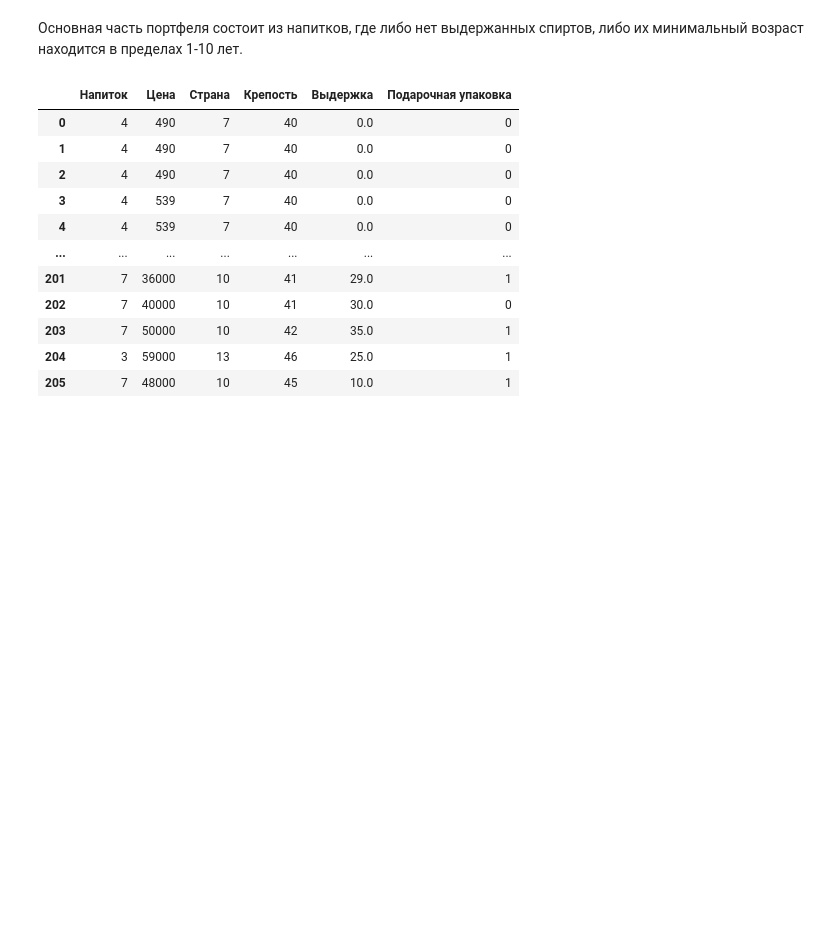
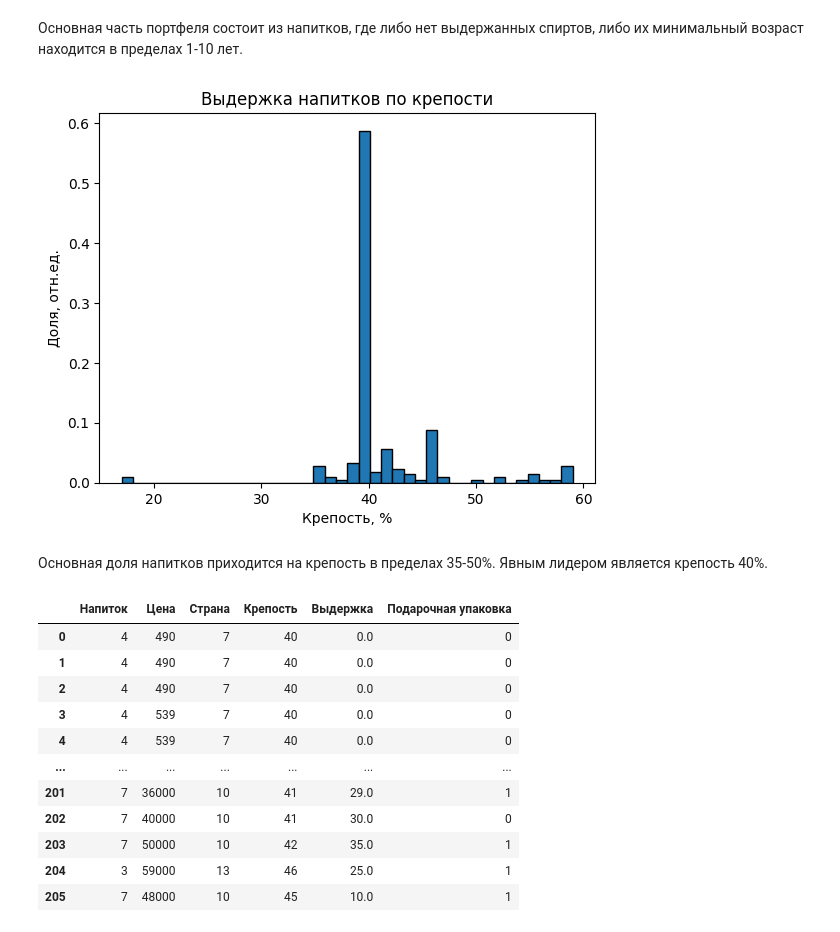
Before and after one commit to avkolchin1995/Spirits-Clustering, a Jupyter notebook: Spirits-Clustering.ipynb, the cells around one changed output. Drawn from its saved outputs; the diff is of its cells as text; code cells hidden in the pictures; blank space fills up the shorter version.

```diff
--- a/Spirits-Clustering.ipynb
+++ b/Spirits-Clustering.ipynb
@@ -129,5 +131,17 @@ plt.show()
 # %% [markdown]
 Основная часть портфеля состоит из напитков, где либо нет выдержанных спиртов, либо их минимальный возраст находится в пределах 1-10 лет.
+# %%
+# Распределение напитков по крепости
+hist, bins = np.histogram(df['Крепость'].to_numpy(), bins=40)
+plt.hist(df['Крепость'].to_numpy(), bins=bins, density=True, edgecolor='black', linewidth=1)
+plt.title('Выдержка напитков по крепости')
+plt.xlabel('Крепость, %')
+plt.ylabel('Доля, отн.ед.')
+plt.show()
+# %% [output]
+[figure, added]
+# %% [markdown]
+Основная доля напитков приходится на крепость в пределах 35-50%. Явным лидером является крепость 40%.
 # %%
 # Разметка текстовых данных в таблице
 le = LabelEncoder()
```
Also changed, not shown: parts of 1 cell of this notebook.
